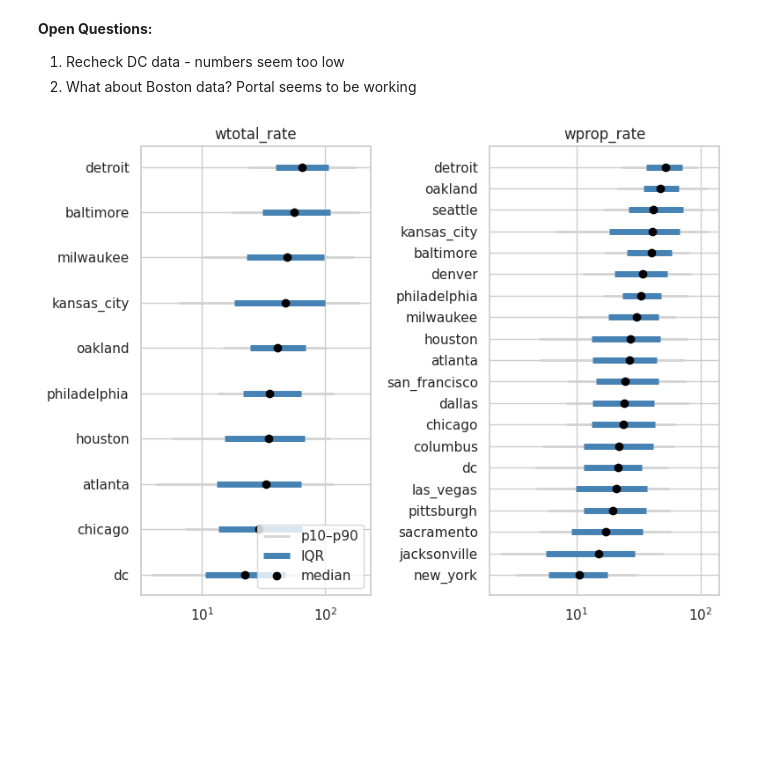
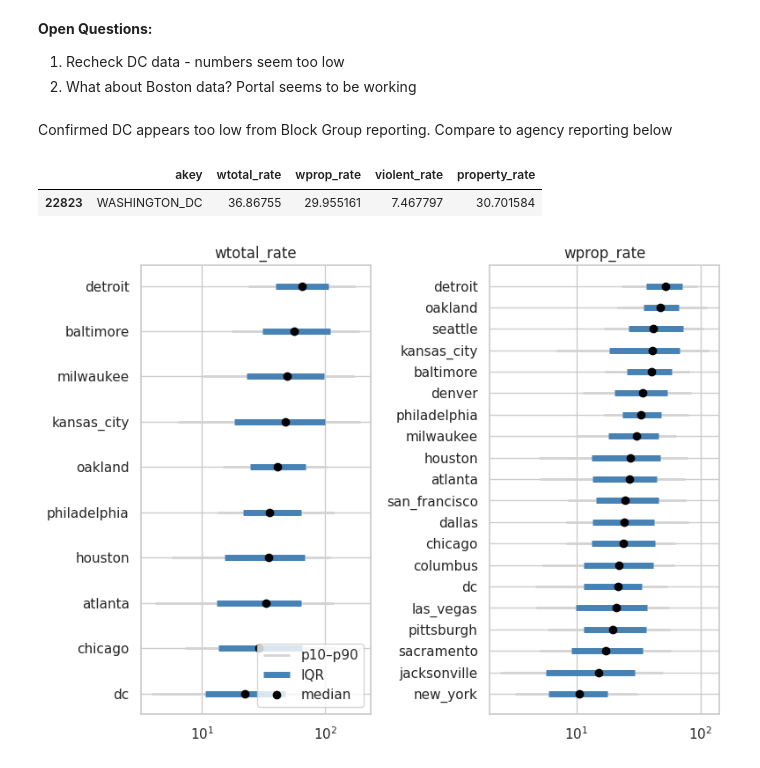
Before and after one commit to joglick-clgx/crime-idx-2026, a Jupyter notebook: notebooks/regression_modelling/distributions/01_eda_01_counts_medians.ipynb, the cells around one changed output. Saved outputs shown, nothing was run; the diff lists cells and outputs as text; code cells hidden in the pictures; blank space fills up the shorter version.

```diff
--- a/notebooks/regression_modelling/distributions/01_eda_01_counts_medians.ipynb
+++ b/notebooks/regression_modelling/distributions/01_eda_01_counts_medians.ipynb
@@ -232,29 +224,33 @@ wprop_rate
 **Open Questions:**
 1. Recheck DC data - numbers seem too low
 2. What about Boston data? Portal seems to be working
+# %% [markdown]
+Confirmed DC appears too low from Block Group reporting. Compare to agency reporting below
 # %%
 #spot checks
-"""
 #get agency FBI reporting
 agency_df, meta = read_sav_from_gcs(f"{gcs_path}/crime/2025/ucr_agency.sav", fs)
 
 #created weighted rates
 crimes = ['violent','murder','rape','robbery','assault','property','burglary','larceny','mvt']
 for c in crimes:
     agency_df[f'{c}_rate'] = 1000*agency_df[c] / agency_df['Population']
 vw = agency_df['murder_rate']/.07 + agency_df['rape_rate']/.46+agency_df['robbery_rate']/2.16+agency_df['assault_rate']/4.89
 pw = (agency_df['burglary_rate']/2.29)+(agency_df['larceny_rate']/12.72)+(agency_df['mvt_rate']/2.59)
 agency_df['wprop_rate'] = (2.29+12.72+2.59) * pw /3
 agency_df['wtotal_rate'] = (2.29+12.72+2.59+.07+.46+2.16+4.89) * (pw+vw) /7
 
 #spot checks
 agency_df[agency_df['akey'].str.contains("WASHINGTON_DC")][['akey','wtotal_rate','wprop_rate','violent_rate','property_rate']]
-"""
+
 #akey	        wtotal_rate	wprop_rate	violent_rate	property_rate
 #WASHINGTON_DC	36.86755	29.955161	7.467797	    30.701584
 #DETROIT_MI	    62.305324	48.662071	16.491346	    38.822403
 #NEWYORK_NY	    21.364713	16.929355	6.565021	    22.729364
 #CHICAGO_IL	    34.391875	30.328558	4.204401	    29.424177
+# %% [output]
+|  | akey | wtotal_rate | wprop_rate | violent_rate | property_rate |
+| 22823 | WASHINGTON_DC | 36.86755 | 29.955161 | 7.467797 | 30.701584 |
 # %%
 # Range plot
 fig, axes = plt.subplots(1, 2, figsize=(8, 6))
```
Also changed, not shown: parts of 6 cells of this notebook.
